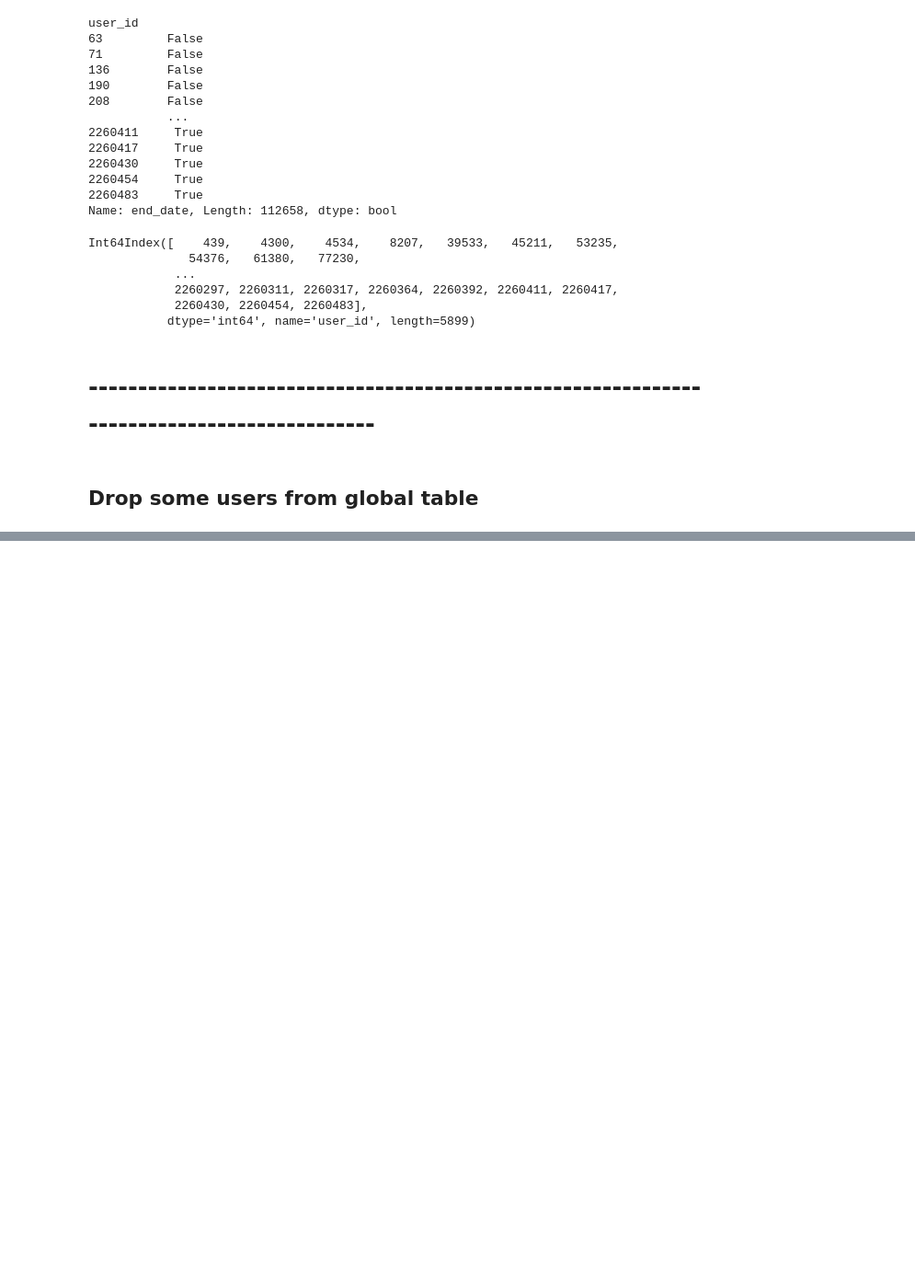
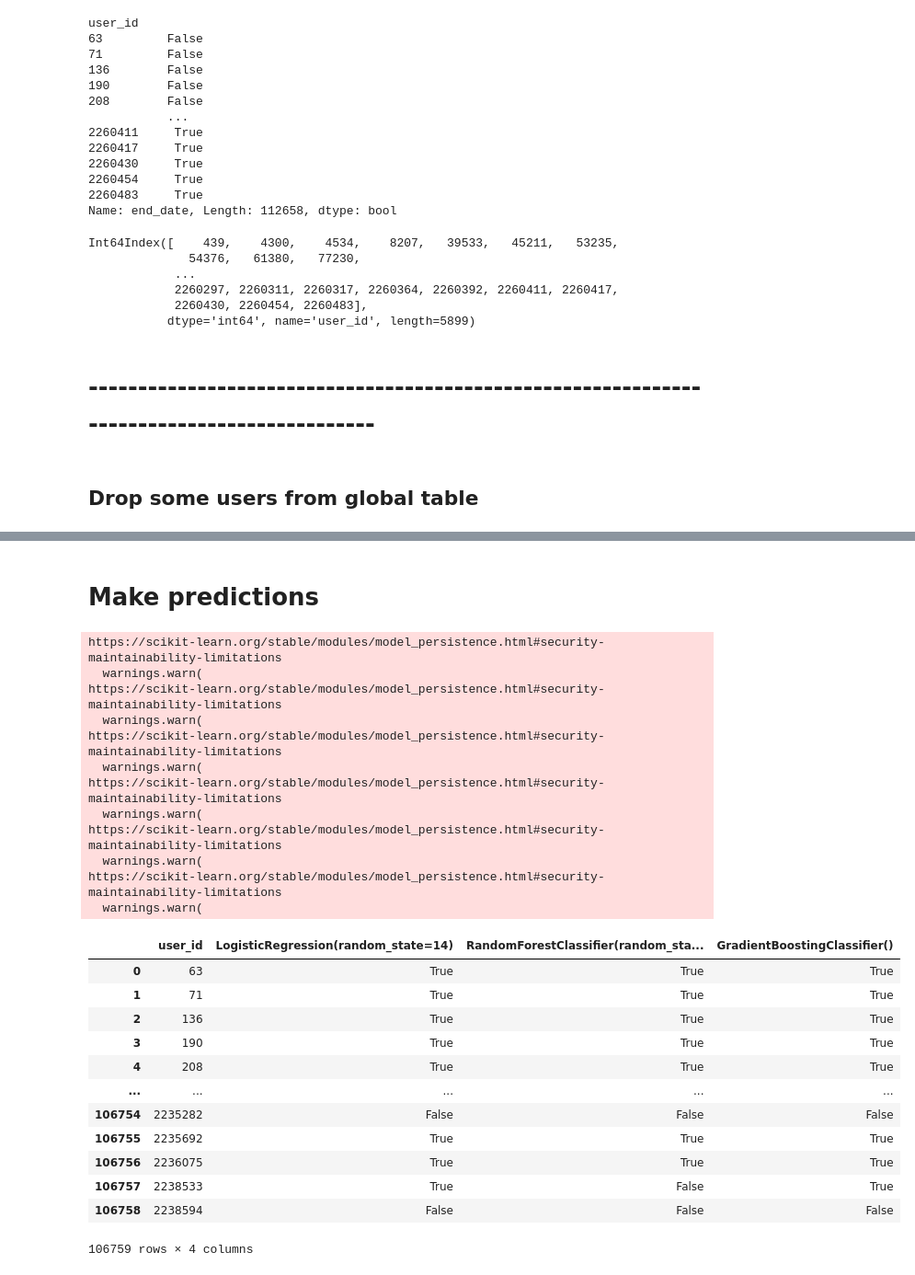
Before and after one commit to ivanshin/Model_testing_fot_Kids, a Jupyter notebook: split_train_test_valid.ipynb, the cells around one changed output, grey strips where cells are left out. Shown: that part at 92% size. Drawn from its saved outputs; the diff is of its cells as text; code cells hidden in the pictures; blank space fills up the shorter version.

```diff
--- a/split_train_test_valid.ipynb
+++ b/split_train_test_valid.ipynb
@@ -110,0 +123,34 @@ ValueError: Item wrong length 5899 instead of 3123.
+# %% [markdown]
+# Make predictions
+# %%
+from model_layer import Models_ensemble
+
+ens = Models_ensemble()
+await ens.make_predictions(df_gl)
+ens.preds
+# %% [output]
+https://scikit-learn.org/stable/modules/model_persistence.html#security-maintainability-limitations
+  warnings.warn(
+https://scikit-learn.org/stable/modules/model_persistence.html#security-maintainability-limitations
+  warnings.warn(
+https://scikit-learn.org/stable/modules/model_persistence.html#security-maintainability-limitations
+  warnings.warn(
+https://scikit-learn.org/stable/modules/model_persistence.html#security-maintainability-limitations
+  warnings.warn(
+https://scikit-learn.org/stable/modules/model_persistence.html#security-maintainability-limitations
+  warnings.warn(
+https://scikit-learn.org/stable/modules/model_persistence.html#security-maintainability-limitations
+  warnings.warn(
+|  | user_id | LogisticRegression(random_state=14) | RandomForestClassifier(random_sta... | GradientBoostingClassifier() |
+| 0 | 63 | True | True | True |
+| 1 | 71 | True | True | True |
+| 2 | 136 | True | True | True |
+| 3 | 190 | True | True | True |
+| 4 | 208 | True | True | True |
+| ... | ... | ... | ... | ... |
+| 106754 | 2235282 | False | False | False |
+| 106755 | 2235692 | True | True | True |
+| 106756 | 2236075 | True | True | True |
+| 106757 | 2238533 | True | False | True |
+| 106758 | 2238594 | False | False | False |
+106759 rows × 4 columns
```
Also changed, not shown: parts of 4 cells of this notebook, 4 other files.
